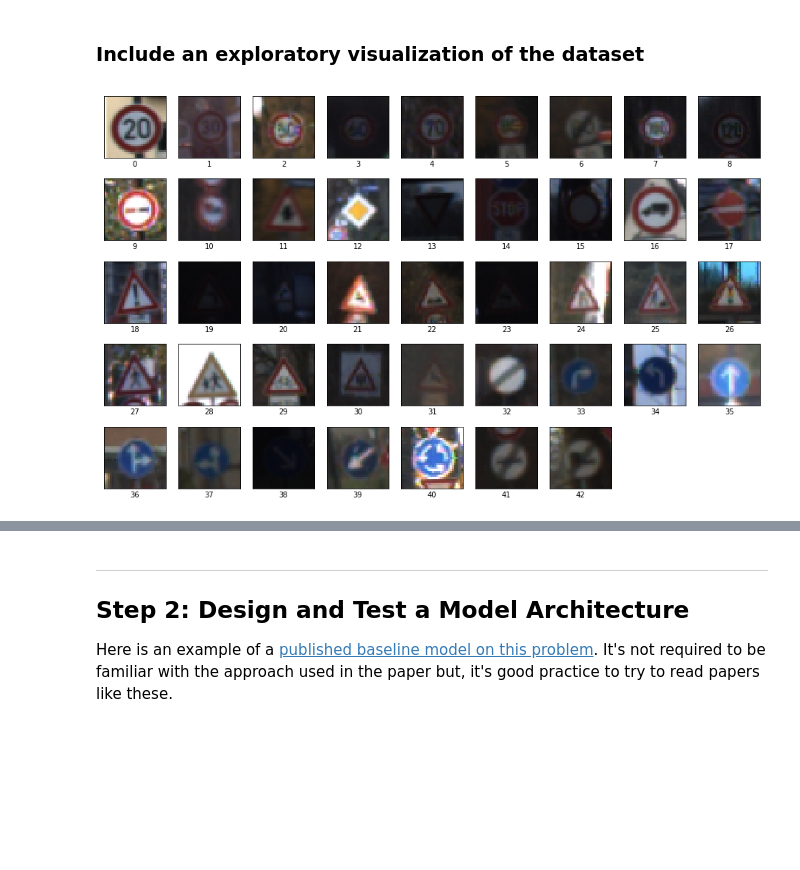
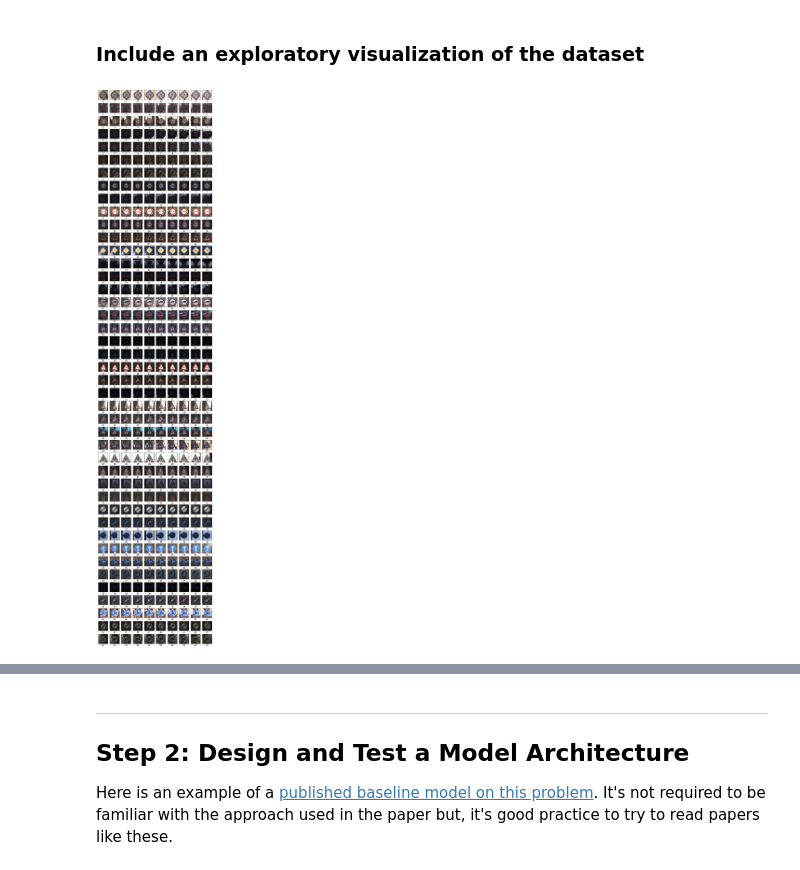
Before and after one commit to jimwatt/P2-traffic_signs, a Jupyter notebook: Traffic_Sign_Classifier.ipynb, the cells around one changed output, grey strips where cells are left out. Saved outputs shown, nothing was run; the diff lists cells and outputs as text; code cells hidden in the pictures; blank space fills up the shorter version.

Commit message:
Flipping images

```diff
--- a/Traffic_Sign_Classifier.ipynb
+++ b/Traffic_Sign_Classifier.ipynb
@@ -66,20 +66,24 @@ Number of classes = 43
 # %%
 import random
 import numpy as np
 import matplotlib.pyplot as plt
 %matplotlib inline
 
-plt.figure(figsize=(16,10))
+print("Plotting images ...")
+plt.figure(figsize=(10,50))
 for ii in range(43):
-    index = np.argmax(y_train==ii)
-    image = X_train[index].squeeze()
-    ax = plt.subplot(5,9,ii+1)
-    plt.imshow(image)
-    plt.xlabel("%d" % ii)
-    ax.get_xaxis().set_ticks([])
-    ax.get_yaxis().set_ticks([])
+    indices = np.nonzero(y_train==ii)[0]
+    for jj in range(min(10,len(indices))):
+        index = indices[jj]
+        image = X_train[index].squeeze()
+        ax = plt.subplot(43,10,10*ii+jj+1)
+
+#         plt.xlabel("%d" % ii)
+        ax.get_xaxis().set_ticks([])
+        ax.get_yaxis().set_ticks([])
+        ax.set_ylabel("%d (%d)" % (ii,, rotation=0, size='large')
 # %% [output]
-[figure, old version]
+[figure, new version]
 # %%
 plt.figure(figsize=(10,6))
 plt.hist(y_train, 43, facecolor='green', alpha=0.5);
```
Also changed, not shown: parts of 5 cells of this notebook.
